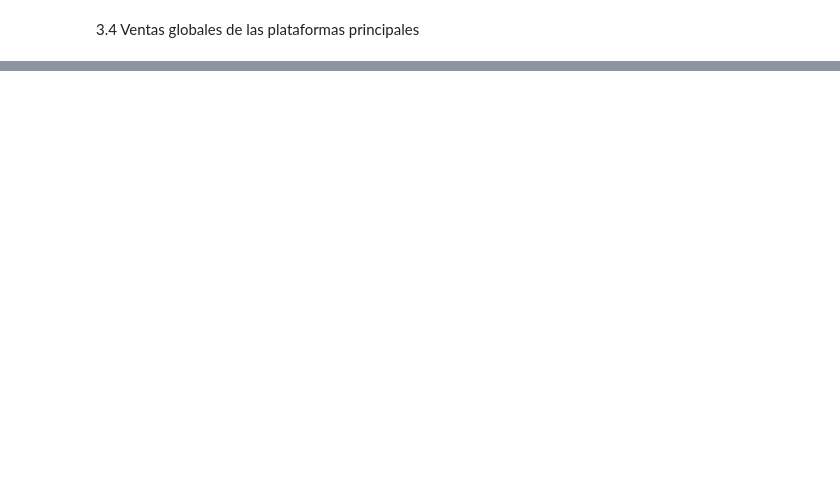
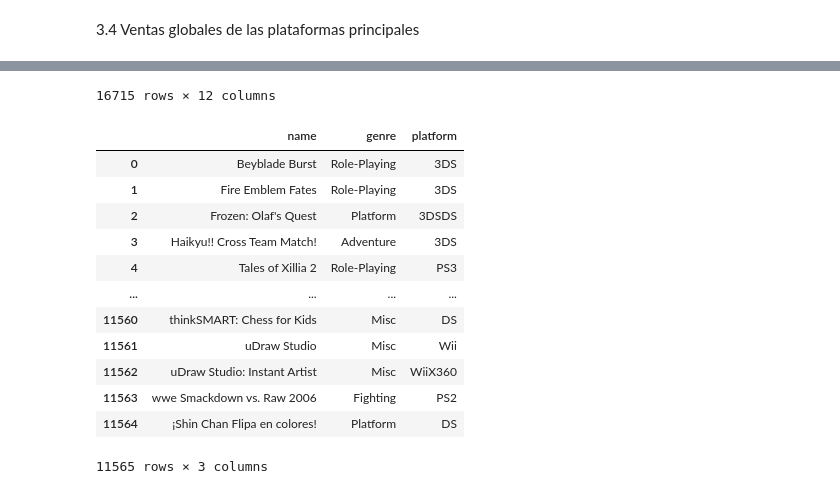
Before and after one commit to ArqJuan/Sprint6, a Jupyter notebook: Notebook_Sprint6.ipynb, the cells around one changed output, grey strips where cells are left out. Cells and saved outputs as stored; diff of their text form; code cells hidden in the pictures; blank space fills up the shorter version.

```diff
--- a/Notebook_Sprint6.ipynb
+++ b/Notebook_Sprint6.ipynb
@@ -125,0 +127,5 @@ Conclusion 3.4 Las ventas promedio de cada plataforma varian bastante entre si.
+# %%
+display(games_df)
+games_genre = games_df.groupby(['name','genre'])['platform'].sum().reset_index()
+display(games_genre)
+# %% [output]
@@ -125,0 +144,14 @@ Conclusion 3.4 Las ventas promedio de cada plataforma varian bastante entre si.
+16715 rows × 12 columns
+|  | name | genre | platform |
+| 0 | Beyblade Burst | Role-Playing | 3DS |
+| 1 | Fire Emblem Fates | Role-Playing | 3DS |
+| 2 | Frozen: Olaf's Quest | Platform | 3DSDS |
+| 3 | Haikyu!! Cross Team Match! | Adventure | 3DS |
+| 4 | Tales of Xillia 2 | Role-Playing | PS3 |
+| ... | ... | ... | ... |
+| 11560 | thinkSMART: Chess for Kids | Misc | DS |
+| 11561 | uDraw Studio | Misc | Wii |
+| 11562 | uDraw Studio: Instant Artist | Misc | WiiX360 |
+| 11563 | wwe Smackdown vs. Raw 2006 | Fighting | PS2 |
+| 11564 | ¡Shin Chan Flipa en colores! | Platform | DS |
+11565 rows × 3 columns
```
Also changed, not shown: parts of 12 cells of this notebook.
